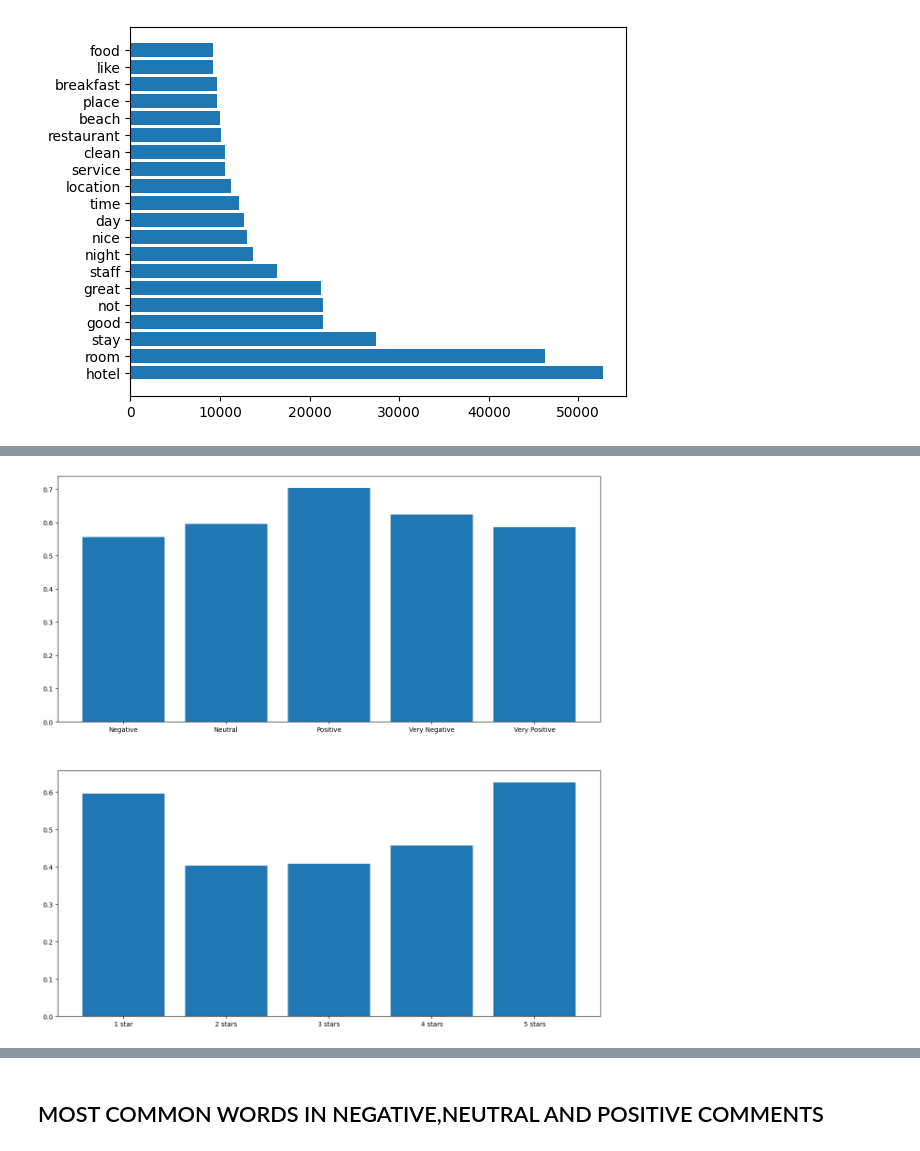
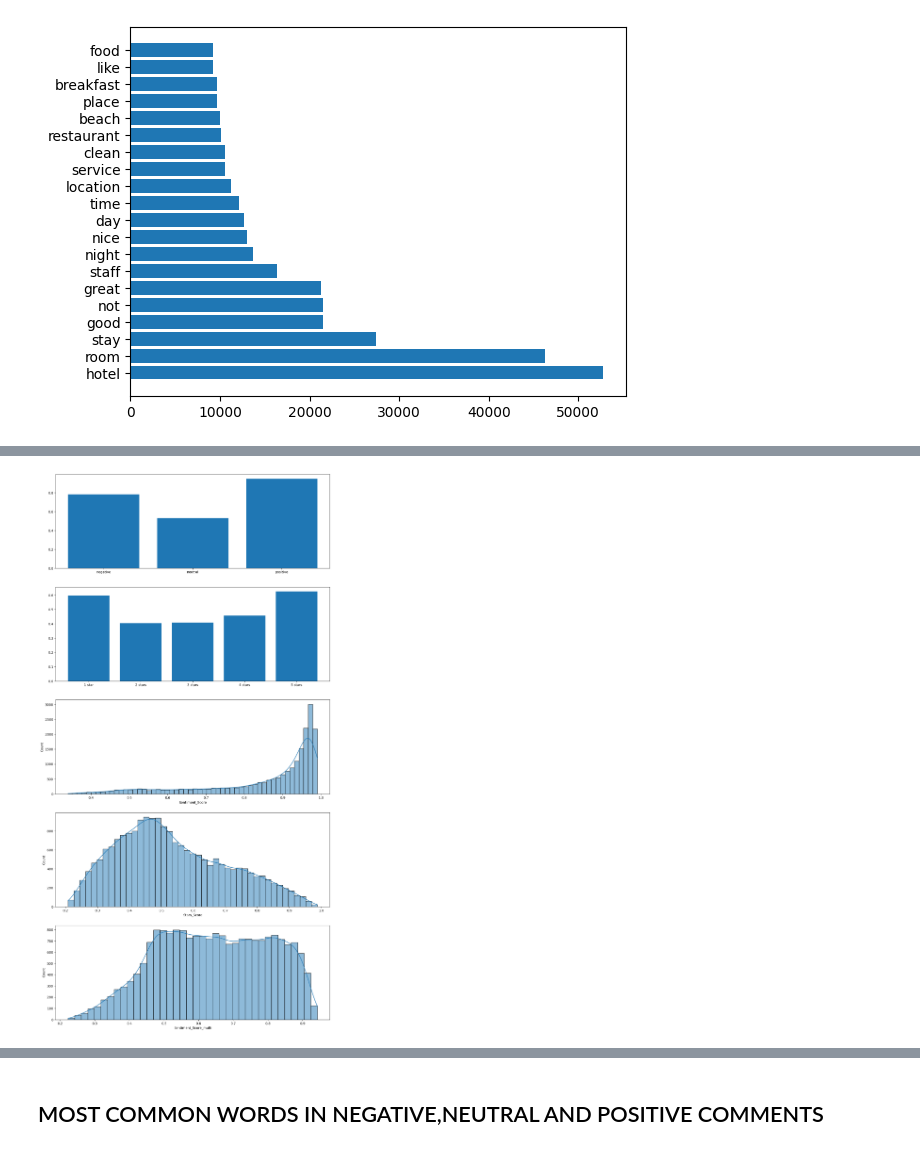
Before and after one commit to efren55/trip_advisor, a Jupyter notebook: trip_advisor.ipynb, the cells around one changed output, grey strips where cells are left out. Drawn from its saved outputs; the diff is of its cells as text; code cells hidden in the pictures.

```diff
--- a/trip_advisor.ipynb
+++ b/trip_advisor.ipynb
@@ -42,16 +52,12 @@ Corriendo en: cuda
 # %%
-my_device = "cuda" if torch.cuda.is_available() else "cpu"
-print(f"Corriendo en: {my_device}")
-
 base_model = 'tabularisai/multilingual-sentiment-analysis'
 
-# 2. Pipeline optimizado al máximo para GPUs de 4GB
-sentiment_analyzer = pipeline(
-    'sentiment-analysis',  # Tarea nativa
+sentiment_analyzer_multi = pipeline(
+    'sentiment-analysis',
     model=base_model,
     tokenizer=base_model,
     device=my_device,
     truncation=True,
-    max_length=128,        # <--- OPTIMIZACIÓN 1: Evita procesar espacios vacíos innecesarios
-    batch_size=16          # <--- OPTIMIZACIÓN 2: Ideal para 4GB de VRAM (Súbelo a 32 si ves que va holgado)
+    max_length=128,
+    batch_size=16
 )
@@ -59,0 +64,12 @@ Corriendo en: cuda
+# %%
+base_model = 'cardiffnlp/twitter-roberta-base-sentiment-latest'
+
+sentiment_analyzer = pipeline(
+    'sentiment-analysis',
+    model=base_model,
+    tokenizer=base_model,
+    device=my_device,
+    truncation=True,
+    max_length=128,
+    batch_size=16
+)
@@ -246,6 +287,8 @@ result_reviews=sentiment_analyzer(review_list)
 # %%
 #stars=df['Review'].apply(stars_analyzer)
 stars=stars_analyzer(review_list)
+# %%
+result_review_multi=sentiment_analyzer_multi(review_list)
 # %%
 df["Sentiment"] = [x["label"] for x in result_reviews]
 df["Sentiment_Score"]=[x['score'] for x in result_reviews]
@@ -272,0 +316,4 @@ df.head(5)
+# %%
+df['Sentiment_multi']=[x['label'] for x in result_review_multi]
+df['Sentiment_Score_multi']=[x['score'] for x in result_review_multi]
+df.head(5)
@@ -287,11 +354,15 @@ sns.histplot(data=df,x='Stars_Score',kde=True,ax=ax6);
 # %%
-fig,ax=plt.subplots(nrows=2,ncols=1,figsize=(15,15))
-ax1=ax[0];ax2=ax[1];
+fig,ax=plt.subplots(nrows=5,ncols=1,figsize=(15,30))
+ax1=ax[0];ax2=ax[1];ax3=ax[2];ax4=ax[3];ax5=ax[4];
 
 sentiment_median=df.groupby('Sentiment')['Sentiment_Score'].median()
 ax1.bar(sentiment_median.index,height=sentiment_median.values)
 
 stars_median=df.groupby('Stars')['Stars_Score'].median()
-ax2.bar(stars_median.index,height=stars_median.values);
+ax2.bar(stars_median.index,height=stars_median.values)
+
+sns.histplot(data=df,x='Sentiment_Score',kde=True,ax=ax3)
+sns.histplot(data=df,x='Stars_Score',kde=True,ax=ax4)
+sns.histplot(data=df,x='Sentiment_Score_multi',kde=True,ax=ax5);
 # %% [output]
-[figure, old version]
+[figure, new version]
```
Also changed, not shown: parts of 53 cells of this notebook.
